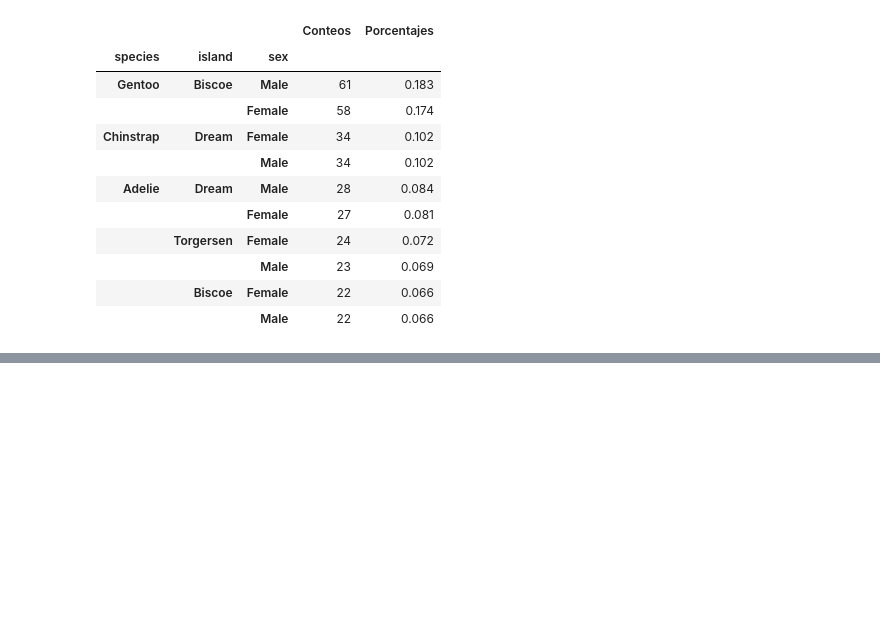
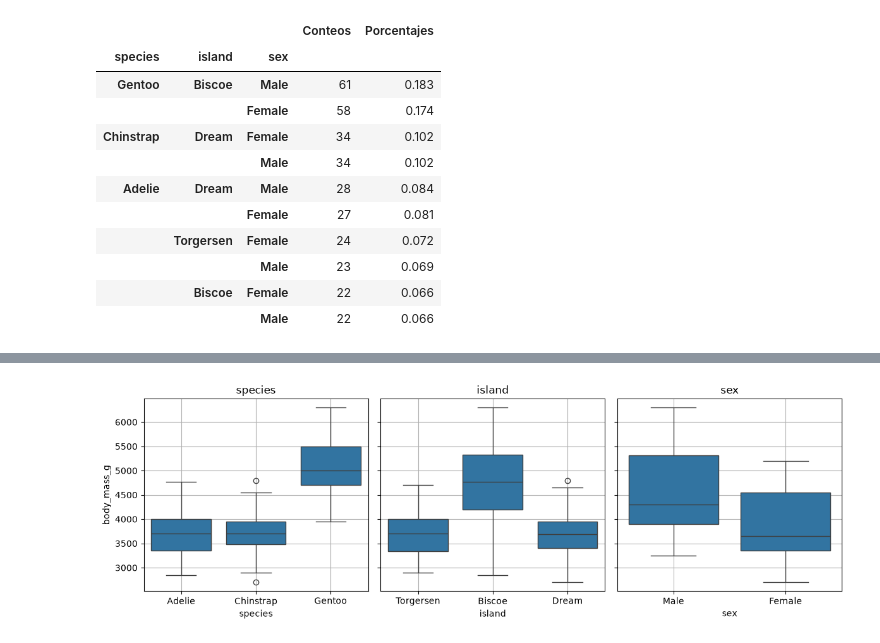
Before and after one commit to CienciaDatosUdea/002_EstudiantesAprendizajeEstadistico, a Jupyter notebook: semestre2026-2/Estudiantes/Lopez_5333/Laboratorio_01_pinguinos_v2_IA.ipynb, the cells around one changed output, grey strips where cells are left out. Cells and saved outputs as stored; diff of their text form; code cells hidden in the pictures; blank space fills up the shorter version.

```diff
--- a/semestre2026-2/Estudiantes/Lopez_5333/Laboratorio_01_pinguinos_v2_IA.ipynb
+++ b/semestre2026-2/Estudiantes/Lopez_5333/Laboratorio_01_pinguinos_v2_IA.ipynb
@@ -119,0 +276,18 @@ Conteos Variables Categoricas
+# %%
+#12. BoxPlot de una variable numerica por categorias
+
+cat_cols = pen_df.select_dtypes(include='str').columns
+
+fig, ax = plt.subplots(1, 3, figsize=(12, 4), sharey=True)
+
+for col, axis in zip(cat_cols, ax.flat):
+    sns.boxplot(data=pen_df, x=col, y='body_mass_g', zorder=2, ax=axis)
+    axis.set_title(f'{col}')
+    axis.set_xlabel(col)
+    axis.grid(zorder=1)
+    axis.set_xlabel(f'{col}')
+
+plt.tight_layout()
+plt.show()
+# %% [output]
+[figure, added]
```
Also changed, not shown: parts of 13 cells of this notebook.
